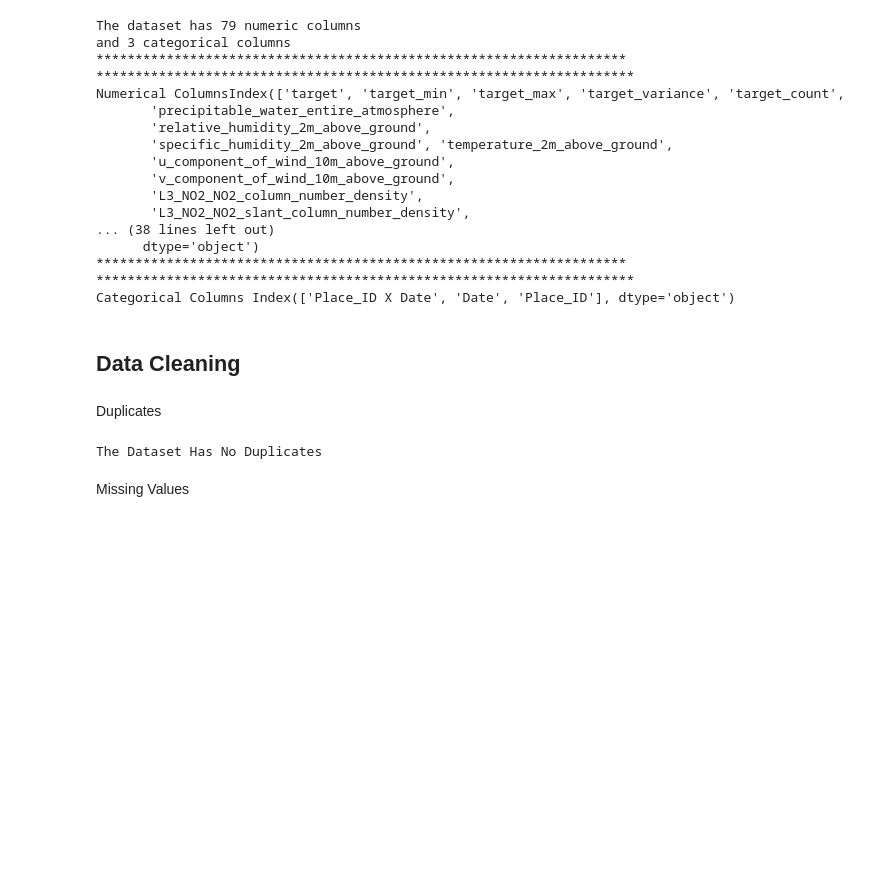
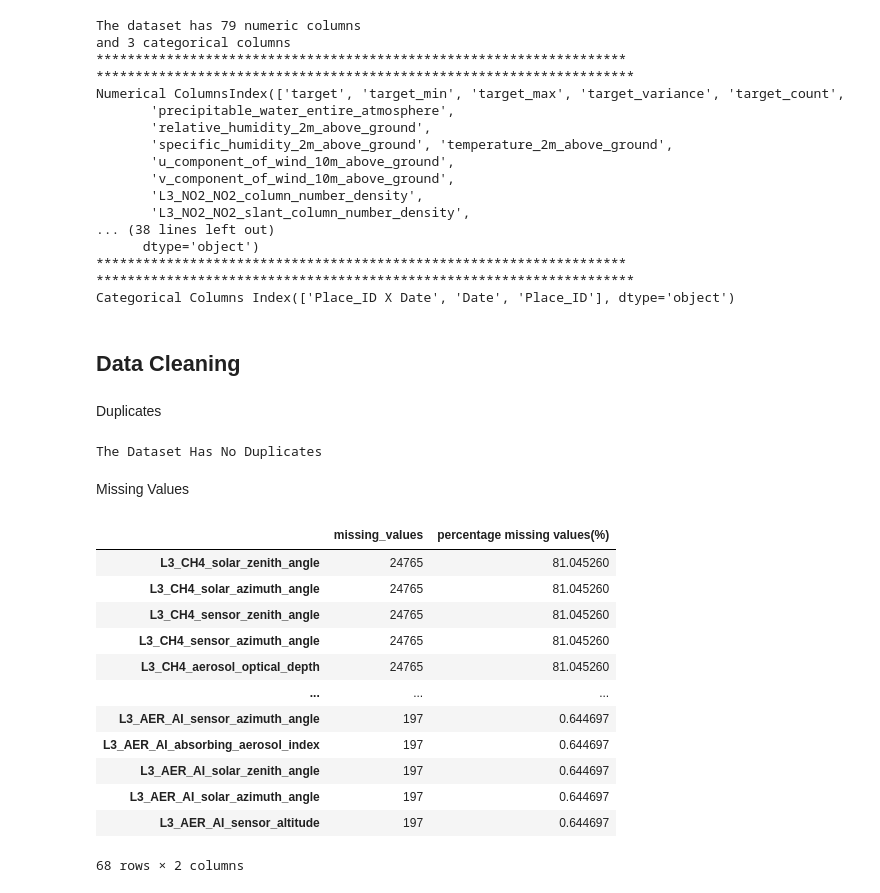
Before and after one commit to atienosonia/urban-air-pollution, a Jupyter notebook: index.ipynb, the cells around one changed output. Cells and saved outputs as stored; diff of their text form; code cells hidden in the pictures; blank space fills up the shorter version.

Commit message:
check missing values

```diff
--- a/index.ipynb
+++ b/index.ipynb
@@ -190,3 +190,29 @@ check_duplicates(df)
 The Dataset Has No Duplicates
 # %% [markdown]
 Missing Values
+# %%
+def missing_values(data):
+
+    """A function that displays a DataFrame for Missing Values"""
+
+    missing_values = data.isnull().sum().sort_values(ascending=False)
+    missing_val_percent = ((data.isnull().sum()/len(data)).sort_values(ascending=False) * 100)
+
+    missing_df = pd.DataFrame({"missing_values" : missing_values, "percentage missing values(%)" : missing_val_percent})
+    return missing_df[missing_df['percentage missing values(%)'] > 0]
+
+missing_values(df)
+# %% [output]
+|  | missing_values | percentage missing values(%) |
+| L3_CH4_solar_zenith_angle | 24765 | 81.045260 |
+| L3_CH4_solar_azimuth_angle | 24765 | 81.045260 |
+| L3_CH4_sensor_zenith_angle | 24765 | 81.045260 |
+| L3_CH4_sensor_azimuth_angle | 24765 | 81.045260 |
+| L3_CH4_aerosol_optical_depth | 24765 | 81.045260 |
+| ... | ... | ... |
+| L3_AER_AI_sensor_azimuth_angle | 197 | 0.644697 |
+| L3_AER_AI_absorbing_aerosol_index | 197 | 0.644697 |
+| L3_AER_AI_solar_zenith_angle | 197 | 0.644697 |
+| L3_AER_AI_solar_azimuth_angle | 197 | 0.644697 |
+| L3_AER_AI_sensor_altitude | 197 | 0.644697 |
+68 rows × 2 columns
```
